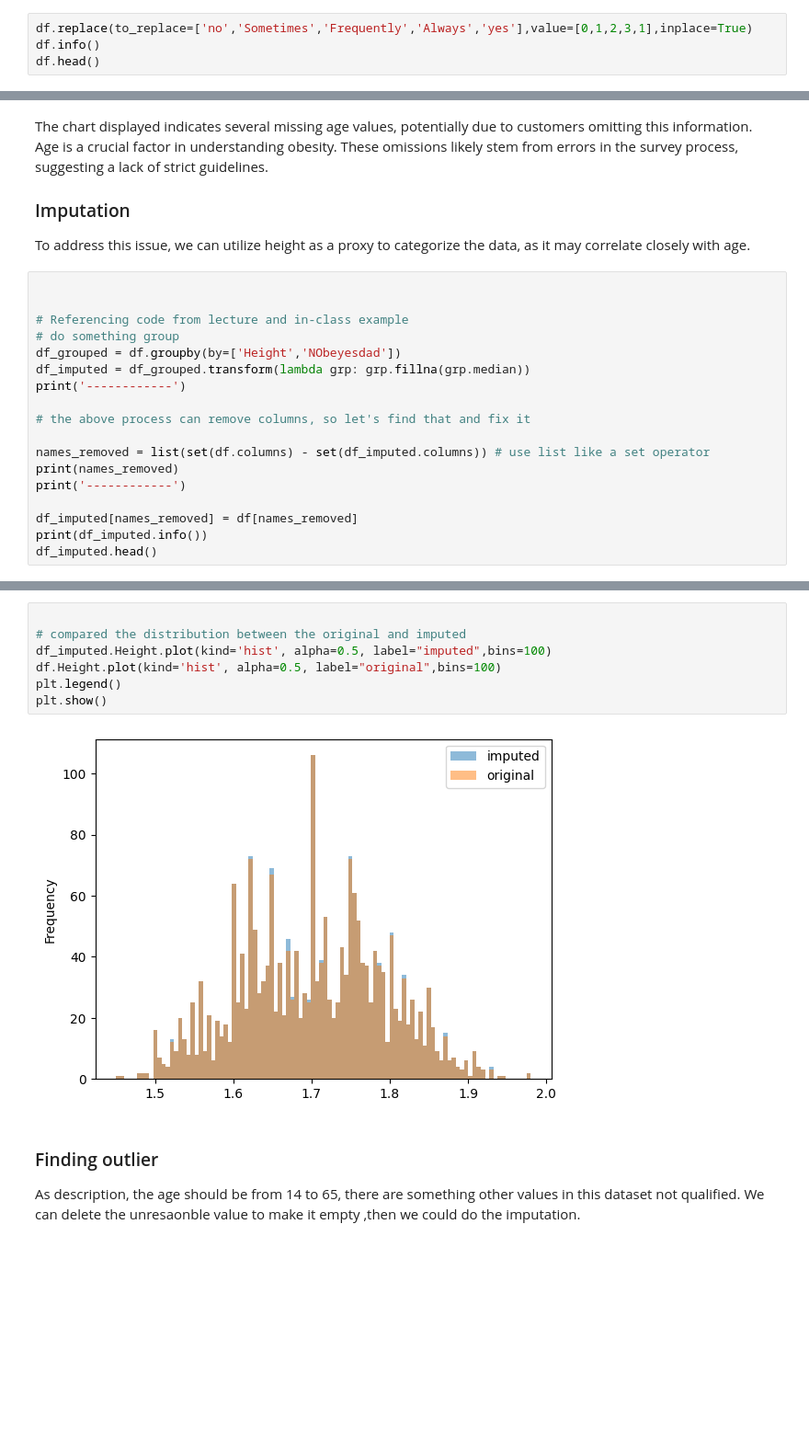
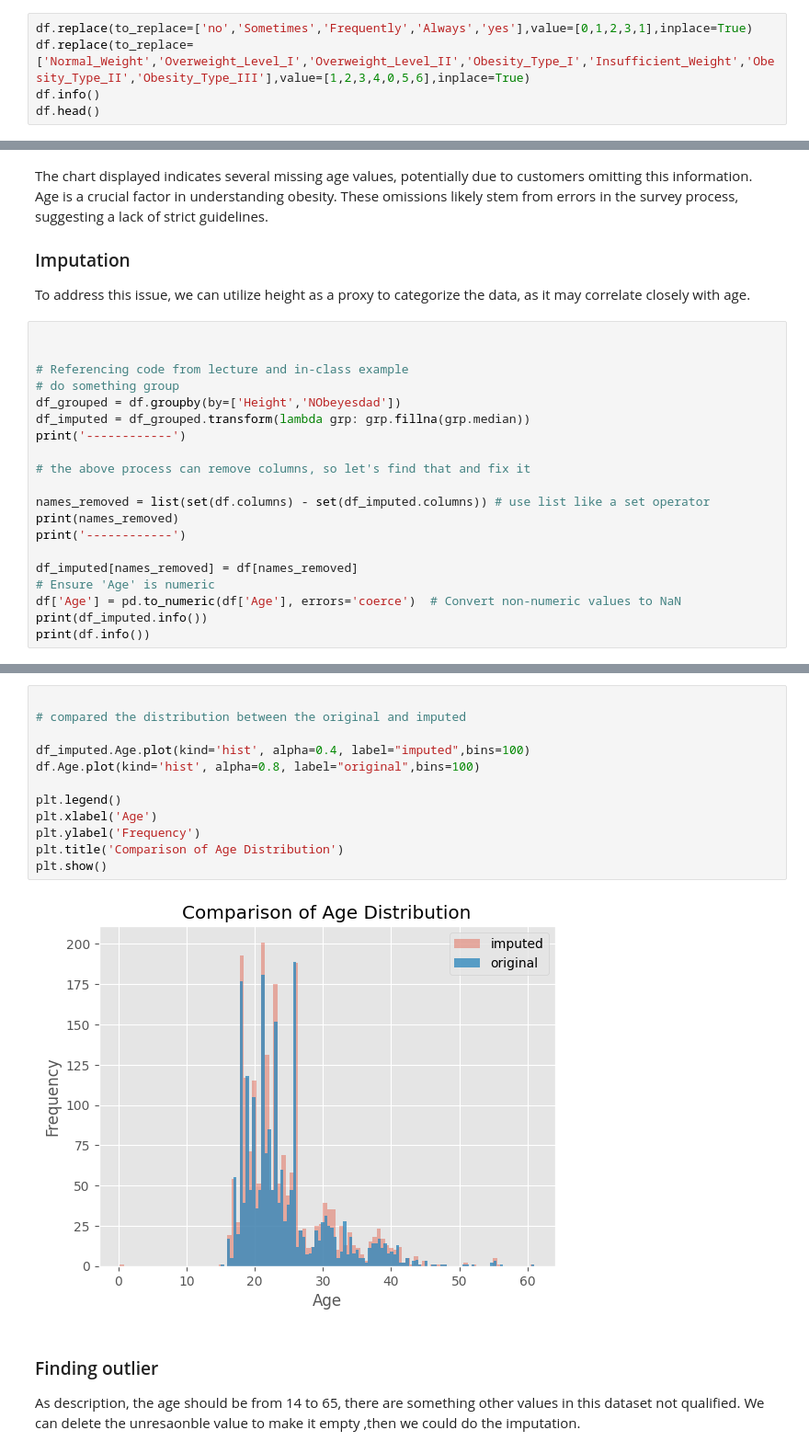
Before and after one commit to wayne-xyz/CS7324As, a Jupyter notebook: Lab1/LabOne.ipynb, the cells around one changed output, grey strips where cells are left out. Shown at 92% size. Drawn from its saved outputs; the diff is of its cells as text; blank space fills up the shorter version.

```diff
--- a/Lab1/LabOne.ipynb
+++ b/Lab1/LabOne.ipynb
@@ -132,6 +135,7 @@ At this time, we can do convert part of the data,
 <br> yes/no ,convert to:0,1
 # %%
 df.replace(to_replace=['no','Sometimes','Frequently','Always','yes'],value=[0,1,2,3,1],inplace=True)
+df.replace(to_replace=['Normal_Weight','Overweight_Level_I','Overweight_Level_II','Obesity_Type_I','Insufficient_Weight','Obesity_Type_II','Obesity_Type_III'],value=[1,2,3,4,0,5,6],inplace=True)
 df.info()
 df.head()
 # %% [output]
@@ -258,7 +262,9 @@ print(names_removed)
 print('------------')
 
 df_imputed[names_removed] = df[names_removed]
+# Ensure 'Age' is numeric
+df['Age'] = pd.to_numeric(df['Age'], errors='coerce')  # Convert non-numeric values to NaN
 print(df_imputed.info())
-df_imputed.head()
+print(df.info())
 # %% [output]
 ------------
@@ -287,12 +287,17 @@ None
 # %%
 
 # compared the distribution between the original and imputed
-df_imputed.Height.plot(kind='hist', alpha=0.5, label="imputed",bins=100)
-df.Height.plot(kind='hist', alpha=0.5, label="original",bins=100)
+
+df_imputed.Age.plot(kind='hist', alpha=0.4, label="imputed",bins=100)
+df.Age.plot(kind='hist', alpha=0.8, label="original",bins=100)
+
 plt.legend()
+plt.xlabel('Age')
+plt.ylabel('Frequency')
+plt.title('Comparison of Age Distribution')
 plt.show()
 # %% [output]
-[figure, old version]
+[figure, new version]
 # %% [markdown]
 ### Finding outlier
 As description, the age should be from 14 to 65, there are something other values in this dataset not qualified. We can delete the unresaonble value to make it empty ,then we could do the imputation.
```
Also changed, not shown: parts of 20 cells of this notebook.
